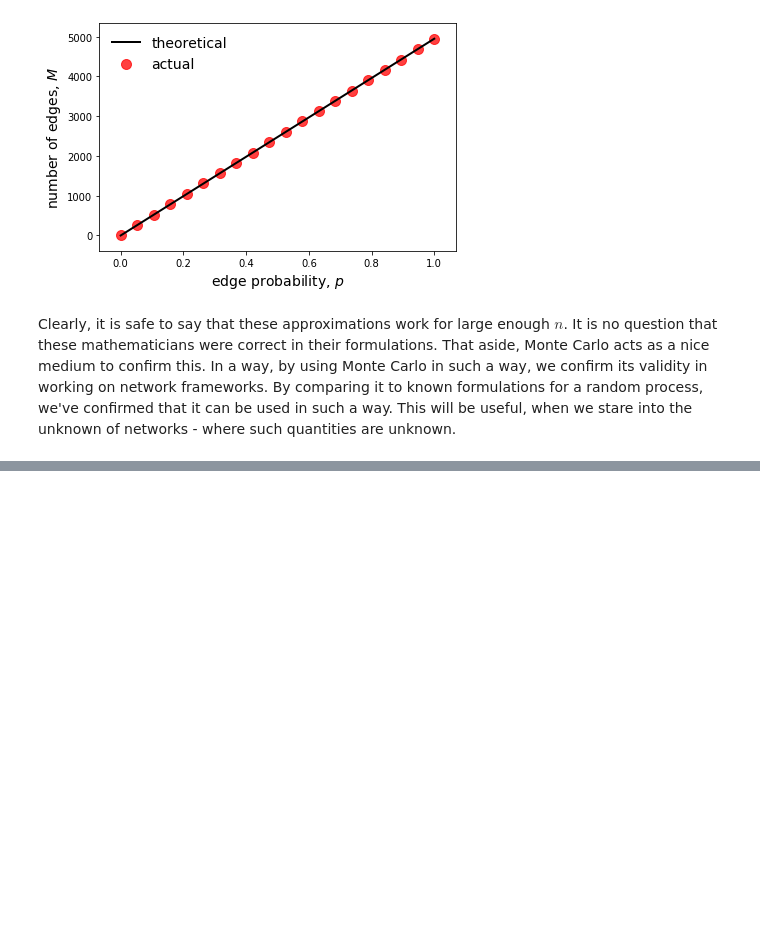
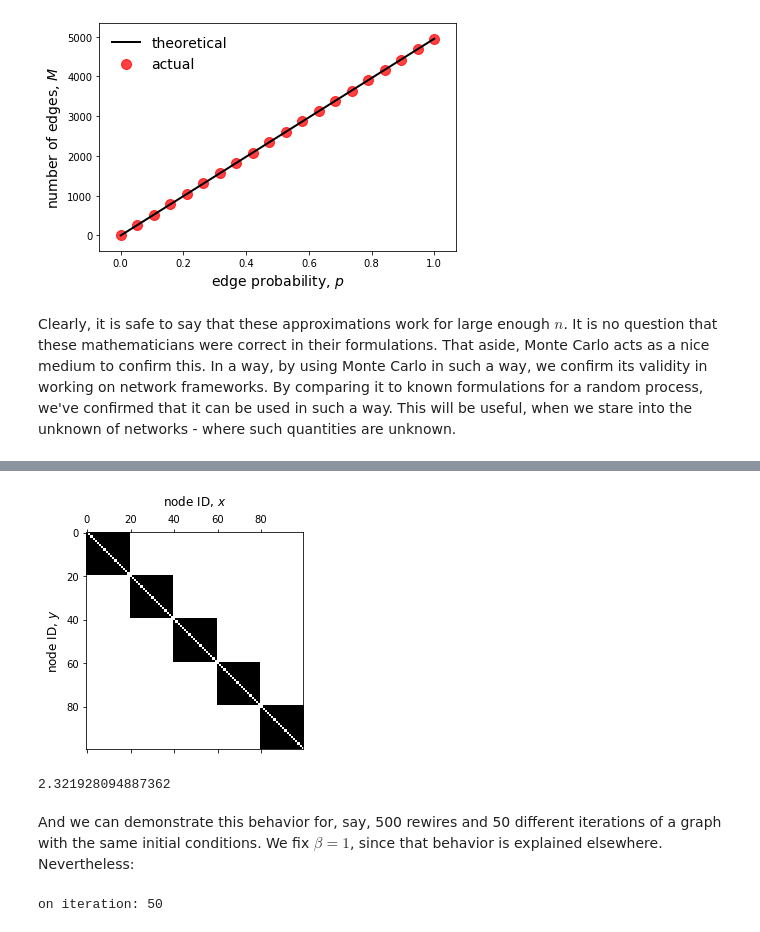
Before and after one commit to ubsuny/MC_RandomNetworks-RaspiZero, a Jupyter notebook: monte_carlo_simulations.ipynb, the cells around one changed output, grey strips where cells are left out. Cells and saved outputs as stored; diff of their text form; code cells hidden in the pictures; blank space fills up the shorter version.

```diff
--- a/monte_carlo_simulations.ipynb
+++ b/monte_carlo_simulations.ipynb
@@ -131,0 +147,36 @@ Clearly, it is safe to say that these approximations work for large enough $n$.
+# %%
+N = 100
+p_in = 1
+p_out = 0.00
+k = 5
+# %%
+G = SBM(N, p_in, p_out, k = k)
+# %%
+fig, ax = G.plot_graph()
+# %% [output]
+[figure, added]
+# %%
+log2(k)
+# %% [output]
+2.321928094887362
+# %% [markdown]
+And we can demonstrate this behavior for, say, 500 rewires and 50 different iterations of a graph with the same initial conditions.  We fix $\beta = 1$, since that behavior is explained elsewhere.  Nevertheless:
+# %%
+# rewires
+t = 500
+
+# iterations
+i = 50
+
+# storing entropy
+H = zeros((i, t + 1))
+
+for idx in range(i):
+    print('on iteration: {}'.format(idx + 1), '\r', end = '')
+    G = SBM(N, p_in, p_out, k = k)
+    H[idx, 0] = b_entropy(G).sum()
+    for jdx, rewire in enumerate(range(t)):
+        G.rewire_graph()
+        H[idx, jdx + 1] = b_entropy(G).sum()
+# %% [output]
+on iteration: 50
```
Also changed, not shown: parts of 15 cells of this notebook, 2 other files.
